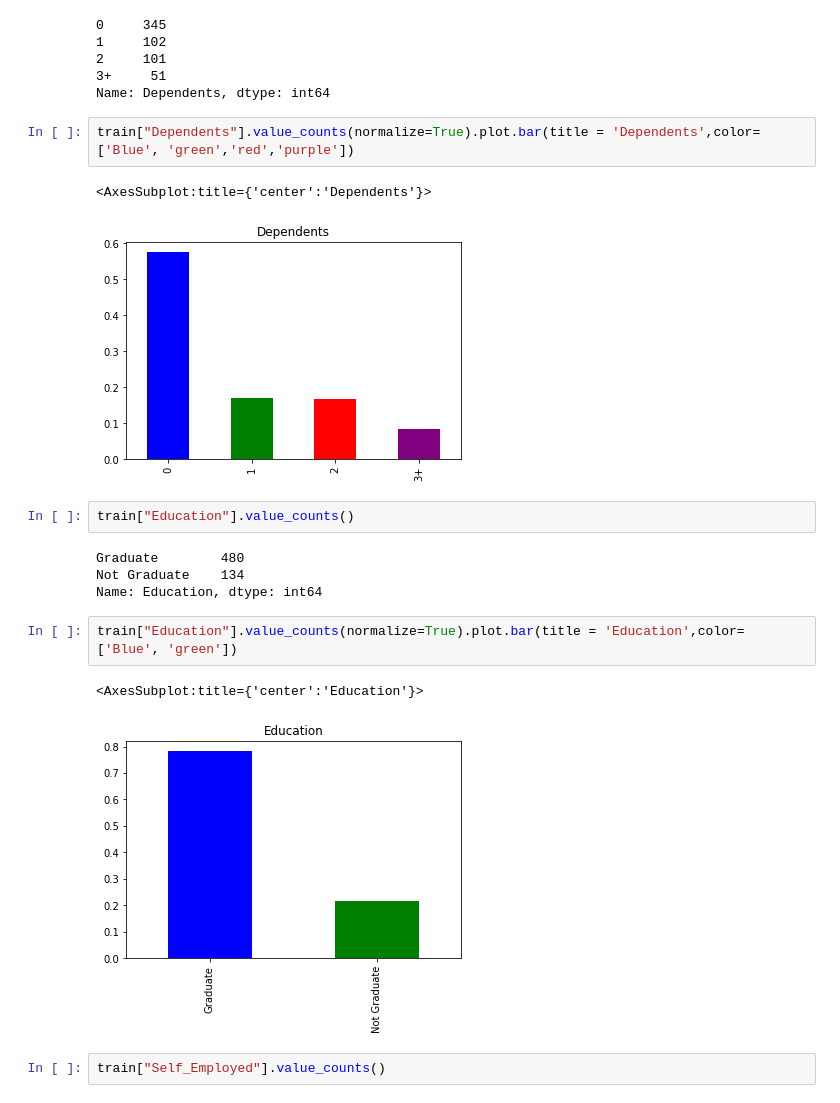
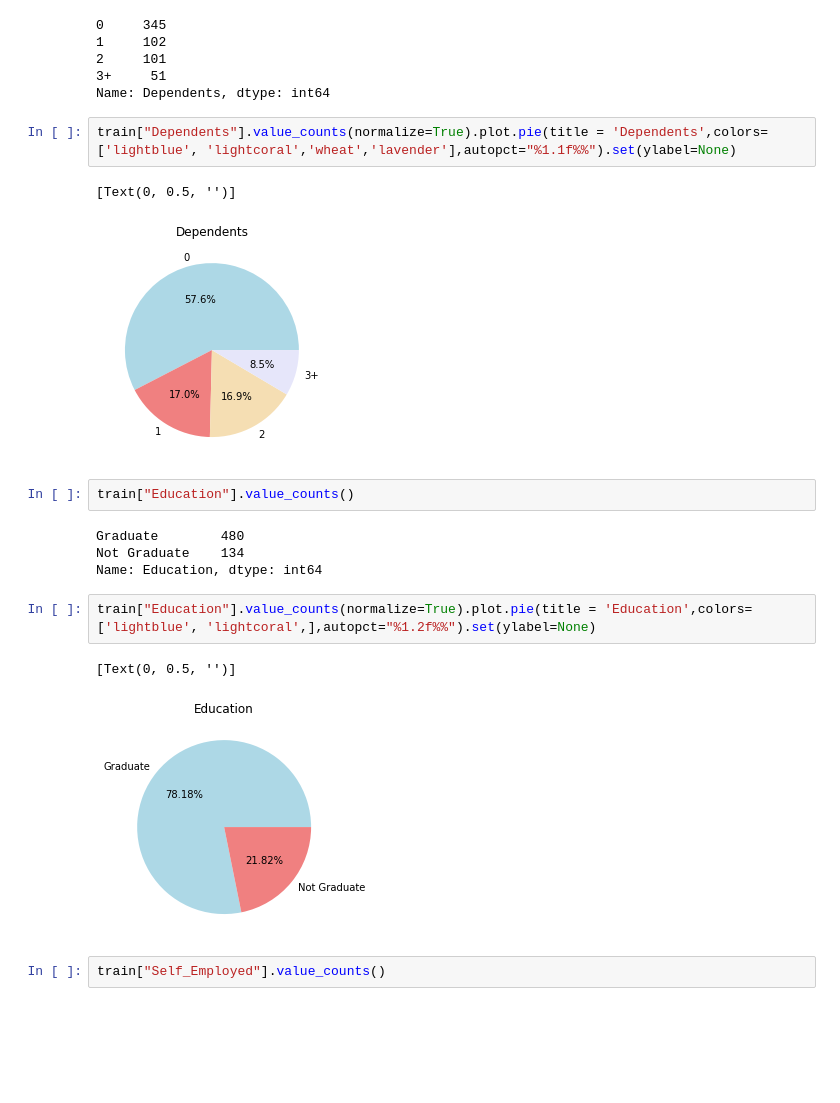
Before and after one commit to CSP-Simon/proiectDSI, a Jupyter notebook: ProiectDSI.ipynb, the cells around one changed output. Saved outputs shown, nothing was run; the diff lists cells and outputs as text; blank space fills up the shorter version.

```diff
--- a/ProiectDSI.ipynb
+++ b/ProiectDSI.ipynb
@@ -144,10 +140,10 @@ train['Dependents'].value_counts()
 3+     51
 Name: Dependents, dtype: int64
 # %%
-train["Dependents"].value_counts(normalize=True).plot.bar(title = 'Dependents',color=['Blue', 'green','red','purple'])
+train["Dependents"].value_counts(normalize=True).plot.pie(title = 'Dependents',colors=['lightblue', 'lightcoral','wheat','lavender'],autopct="%1.1f%%").set(ylabel=None)
 # %% [output]
-<AxesSubplot:title={'center':'Dependents'}>
+[Text(0, 0.5, '')]
-[figure, old version]
+[figure, new version]
 # %%
 train["Education"].value_counts()
 # %% [output]
@@ -155,10 +151,10 @@ Graduate        480
 Not Graduate    134
 Name: Education, dtype: int64
 # %%
-train["Education"].value_counts(normalize=True).plot.bar(title = 'Education',color=['Blue', 'green'])
+train["Education"].value_counts(normalize=True).plot.pie(title = 'Education',colors=['lightblue', 'lightcoral',],autopct="%1.2f%%").set(ylabel=None)
 # %% [output]
-<AxesSubplot:title={'center':'Education'}>
+[Text(0, 0.5, '')]
-[figure, old version]
+[figure, new version]
 # %%
 train["Self_Employed"].value_counts()
 # %% [output]
```
Also changed, not shown: parts of 19 cells of this notebook.
